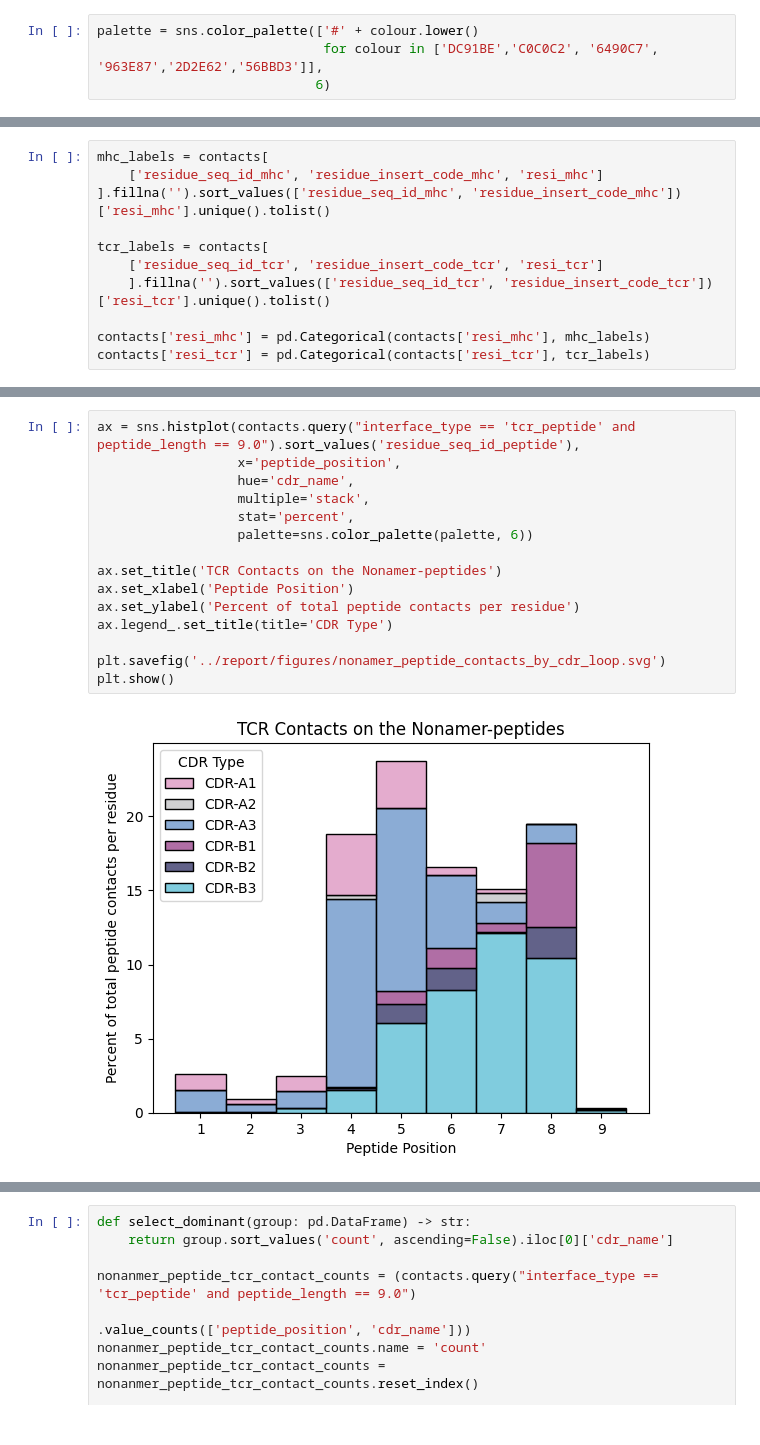
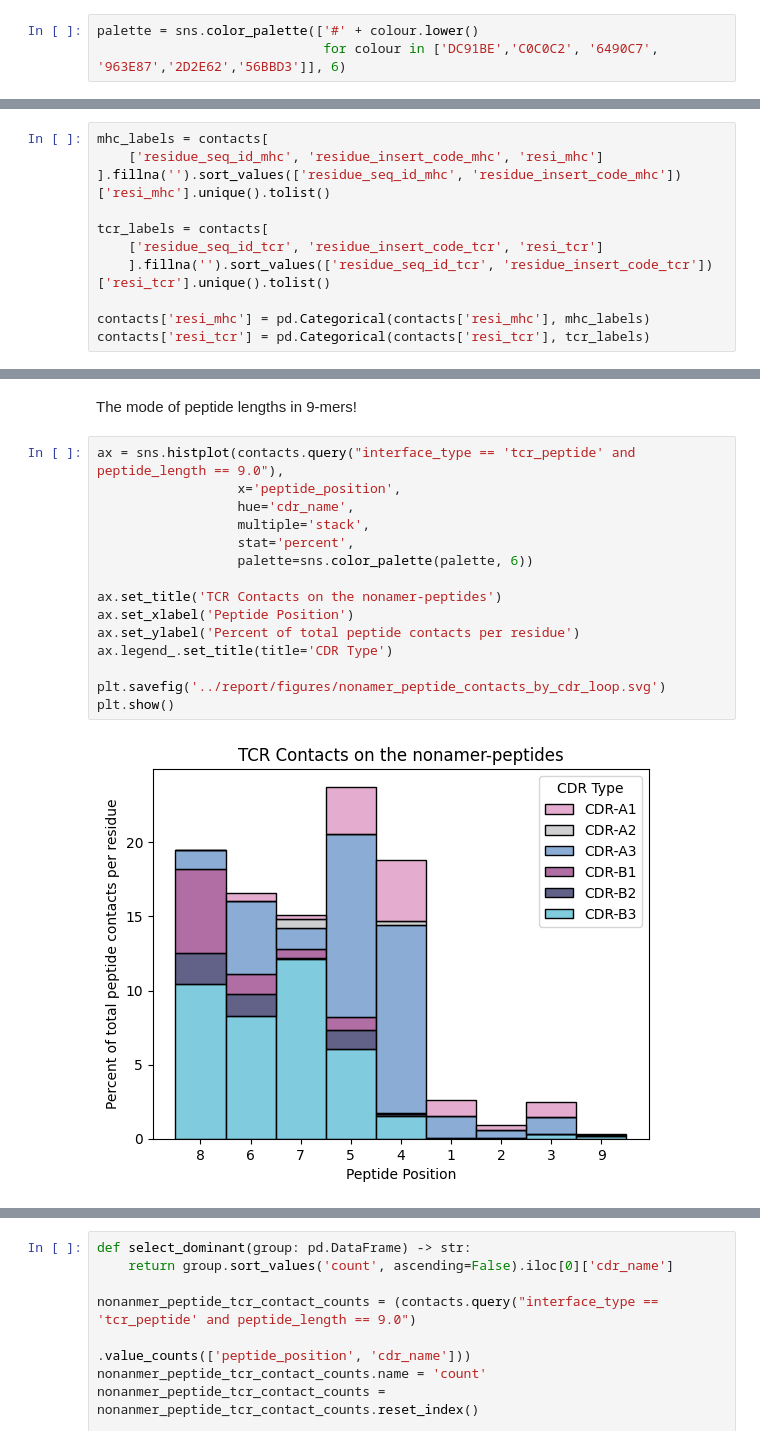
Before and after one commit to benjiemc/tcr-pmhc-interface-analysis, a Jupyter notebook: notebooks/Identify_contact_residues_on_MHC_Class_I_molecules.ipynb, the cells around one changed output, grey strips where cells are left out. Saved outputs shown, nothing was run; the diff lists cells and outputs as text.

```diff
--- a/notebooks/Identify_contact_residues_on_MHC_Class_I_molecules.ipynb
+++ b/notebooks/Identify_contact_residues_on_MHC_Class_I_molecules.ipynb
@@ -156,5 +161,4 @@ contacts['cdr_name'] = contacts.apply(
 # Visualise contact maps
 # %%
 palette = sns.color_palette(['#' + colour.lower()
-                             for colour in ['DC91BE','C0C0C2', '6490C7', '963E87','2D2E62','56BBD3']],
-                            6)
+                             for colour in ['DC91BE','C0C0C2', '6490C7', '963E87','2D2E62','56BBD3']], 6)
@@ -218,17 +237,19 @@ plt.show()
+# %% [markdown]
+The mode of peptide lengths in 9-mers!
 # %%
-ax = sns.histplot(contacts.query("interface_type == 'tcr_peptide' and peptide_length == 9.0").sort_values('residue_seq_id_peptide'),
+ax = sns.histplot(contacts.query("interface_type == 'tcr_peptide' and peptide_length == 9.0"),
                   x='peptide_position',
                   hue='cdr_name',
                   multiple='stack',
                   stat='percent',
                   palette=sns.color_palette(palette, 6))
 
-ax.set_title('TCR Contacts on the Nonamer-peptides')
+ax.set_title('TCR Contacts on the nonamer-peptides')
 ax.set_xlabel('Peptide Position')
 ax.set_ylabel('Percent of total peptide contacts per residue')
 ax.legend_.set_title(title='CDR Type')
 
 plt.savefig('../report/figures/nonamer_peptide_contacts_by_cdr_loop.svg')
 plt.show()
 # %% [output]
-[figure, old version]
+[figure, new version]
```
Also changed, not shown: parts of 12 cells of this notebook.
